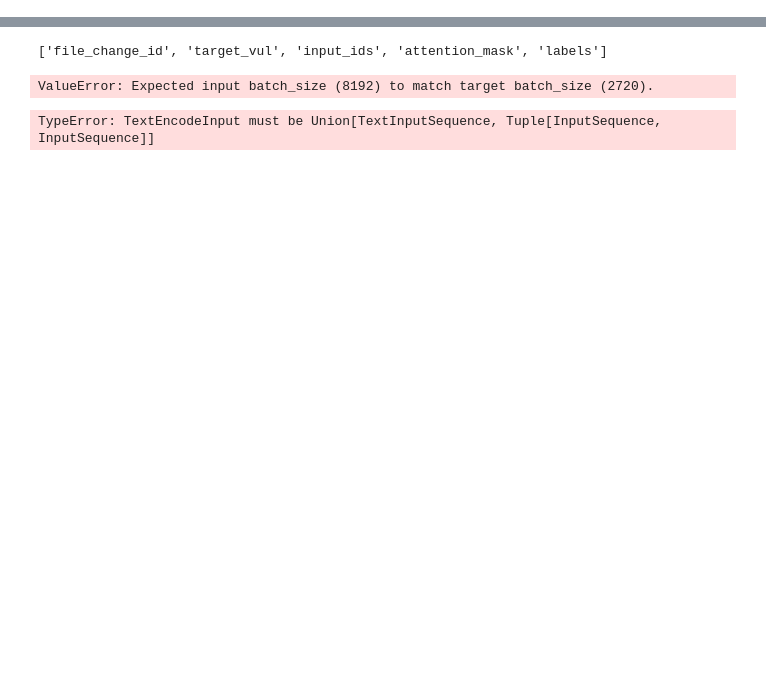
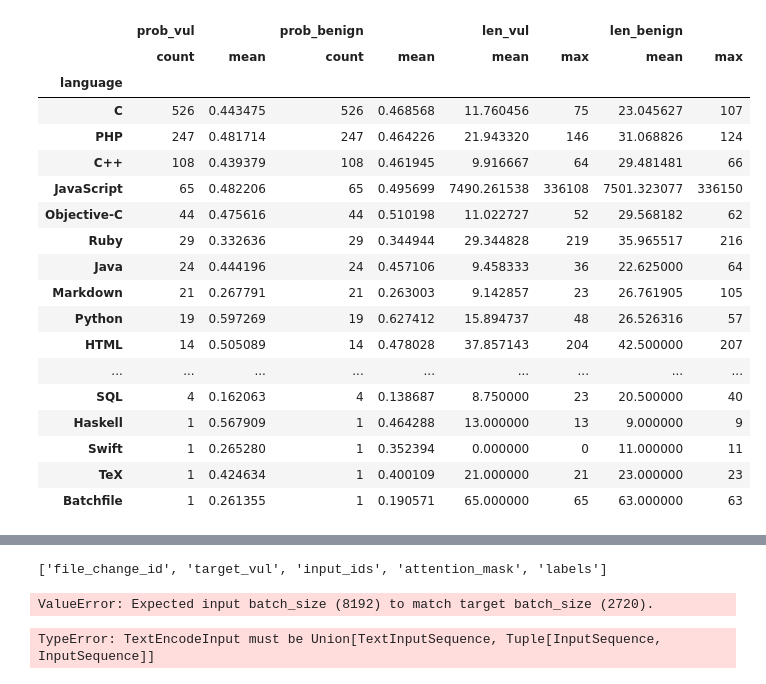
Before and after one commit to violacampos/bigcode-evaluation-harness, a Jupyter notebook: playground/ppl.ipynb, the cells around one changed output, grey strips where cells are left out. Drawn from its saved outputs; the diff is of its cells as text; code cells hidden in the pictures; blank space fills up the shorter version.

```diff
--- a/playground/ppl.ipynb
+++ b/playground/ppl.ipynb
@@ -333,0 +185,31 @@ nlls
+# %%
+# Evaluation:
+
+
+with open('benign_probs.json', 'r') as file:
+    benign_probs = json.load(file) # -> list(dict)
+
+with open('vuln_probs.json', 'r') as file:
+    vul_probs = json.load(file)
+
+def evaluate(sample_id: str) -> dict:
+    #code_sample =
+    sample_v = vul_probs[sample_id]
+    sample_b = benign_probs[sample_id]
+    seq_len = max(sample_b['seq_len'][0], sample_v['seq_len'][0])
+    mean_prob_v = np.mean(sample_v['gen_probs'][0][:seq_len])
+    mean_prob_b = np.mean(sample_b['gen_probs'][0][:seq_len])
+
+    return {'id': sample_v['id'],
+            'language': sample_v['programming_language'],
+            'len_vul': sample_v['seq_len'][0],
+            'len_benign': sample_b['seq_len'][0],
+            'prob_vul': mean_prob_v,
+            'prob_benign': mean_prob_b}
+
+res = []
+for i in range(len(benign_probs)):
+    res.append(evaluate(i))
+df_results = pd.DataFrame.from_records(res)
+
+df_results.head()
@@ -333,0 +223,29 @@ nlls
+# %%
+grouped = df_results.groupby('language')
+
+grouped_results = grouped.agg({'prob_vul':['count', 'mean'],
+                               'prob_benign':['count', 'mean'],
+                               'len_vul':['mean', 'max'],
+                               'len_benign':['mean', 'max']}
+                               ).sort_values(by=('prob_vul', 'count'), ascending=False)
+grouped_results
+# %% [output]
+|  | prob_vul |  | prob_benign |  | len_vul |  | len_benign |  |
+|  | count | mean | count | mean | mean | max | mean | max |
+| language |  |  |  |  |  |  |  |  |
+| C | 526 | 0.443475 | 526 | 0.468568 | 11.760456 | 75 | 23.045627 | 107 |
+| PHP | 247 | 0.481714 | 247 | 0.464226 | 21.943320 | 146 | 31.068826 | 124 |
+| C++ | 108 | 0.439379 | 108 | 0.461945 | 9.916667 | 64 | 29.481481 | 66 |
+| JavaScript | 65 | 0.482206 | 65 | 0.495699 | 7490.261538 | 336108 | 7501.323077 | 336150 |
+| Objective-C | 44 | 0.475616 | 44 | 0.510198 | 11.022727 | 52 | 29.568182 | 62 |
+| Ruby | 29 | 0.332636 | 29 | 0.344944 | 29.344828 | 219 | 35.965517 | 216 |
+| Java | 24 | 0.444196 | 24 | 0.457106 | 9.458333 | 36 | 22.625000 | 64 |
+| Markdown | 21 | 0.267791 | 21 | 0.263003 | 9.142857 | 23 | 26.761905 | 105 |
+| Python | 19 | 0.597269 | 19 | 0.627412 | 15.894737 | 48 | 26.526316 | 57 |
+| HTML | 14 | 0.505089 | 14 | 0.478028 | 37.857143 | 204 | 42.500000 | 207 |
+| ... | ... | ... | ... | ... | ... | ... | ... | ... |
+| SQL | 4 | 0.162063 | 4 | 0.138687 | 8.750000 | 23 | 20.500000 | 40 |
+| Haskell | 1 | 0.567909 | 1 | 0.464288 | 13.000000 | 13 | 9.000000 | 9 |
+| Swift | 1 | 0.265280 | 1 | 0.352394 | 0.000000 | 0 | 11.000000 | 11 |
+| TeX | 1 | 0.424634 | 1 | 0.400109 | 21.000000 | 21 | 23.000000 | 23 |
+| Batchfile | 1 | 0.261355 | 1 | 0.190571 | 65.000000 | 65 | 63.000000 | 63 |
```
Also changed, not shown: parts of 22 cells of this notebook.
